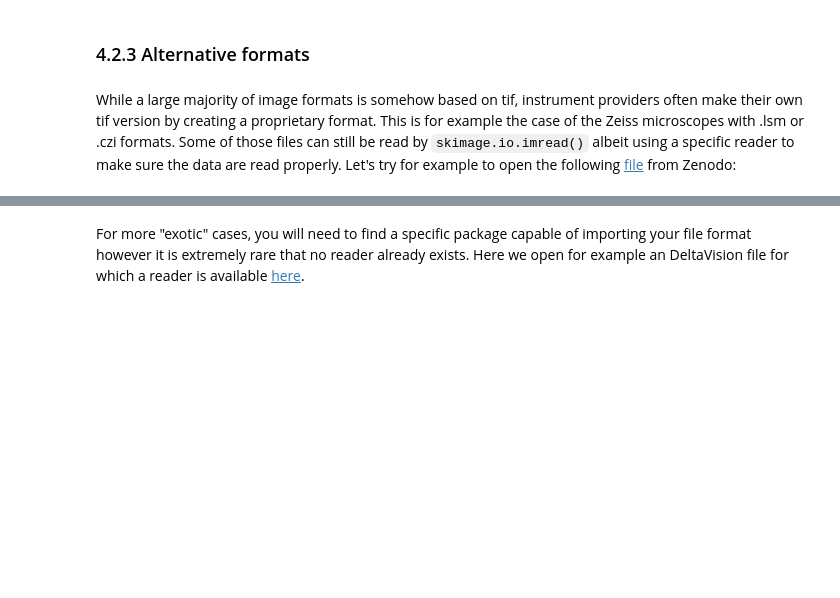
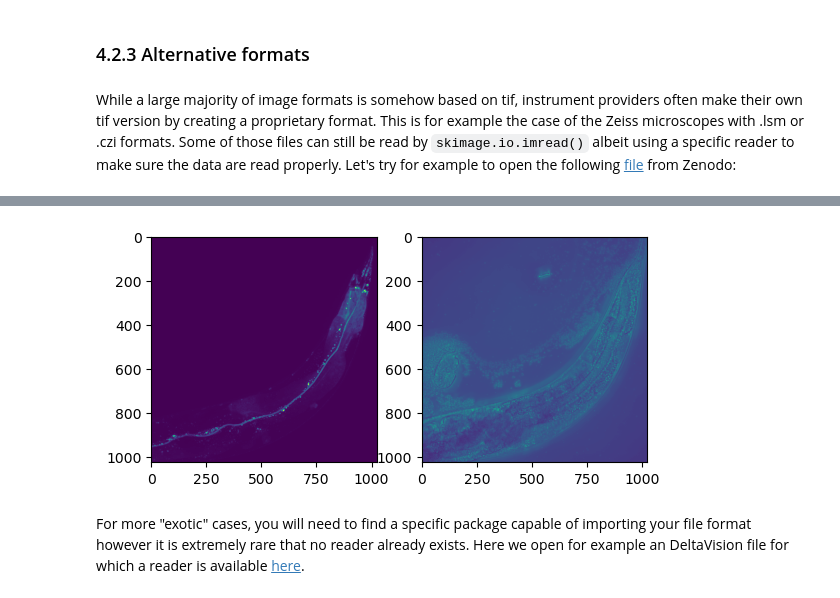
Before and after one commit to guiwitz/neubias_academy_biapy, a Jupyter notebook: 04-Image_import.ipynb, the cells around one changed output, grey strips where cells are left out. Cells and saved outputs as stored; diff of their text form; code cells hidden in the pictures; blank space fills up the shorter version.

```diff
--- a/04-Image_import.ipynb
+++ b/04-Image_import.ipynb
@@ -324,3 +336,12 @@ ax[1].imshow(image[0,30,1,:,:]);
+# %%
+# We perform a maximum projection to show the stack is correctly loaded
+maxproj_c1 = np.max(image[:,0,:,:],axis = 0)
+maxproj_c2 = np.max(image[:,1,:,:],axis = 0)
+fig, ax = plt.subplots(1,2)
+ax[0].imshow(maxproj_c1)
+ax[1].imshow(maxproj_c2);
+# %% [output]
+[figure, added]
 # %% [markdown]
 For more "exotic" cases, you will need to find a specific package capable of importing your file format however it is extremely rare that no reader already exists. Here we open for example an DeltaVision file for which a reader is available [here](https://pypi.org/project/mrc/).
 # %%
```
Also changed, not shown: parts of 11 cells of this notebook.
